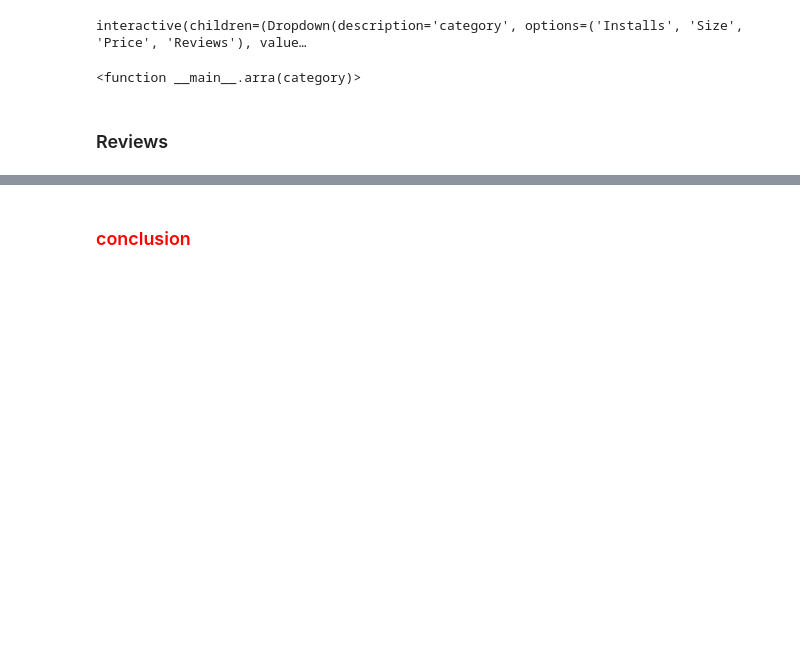
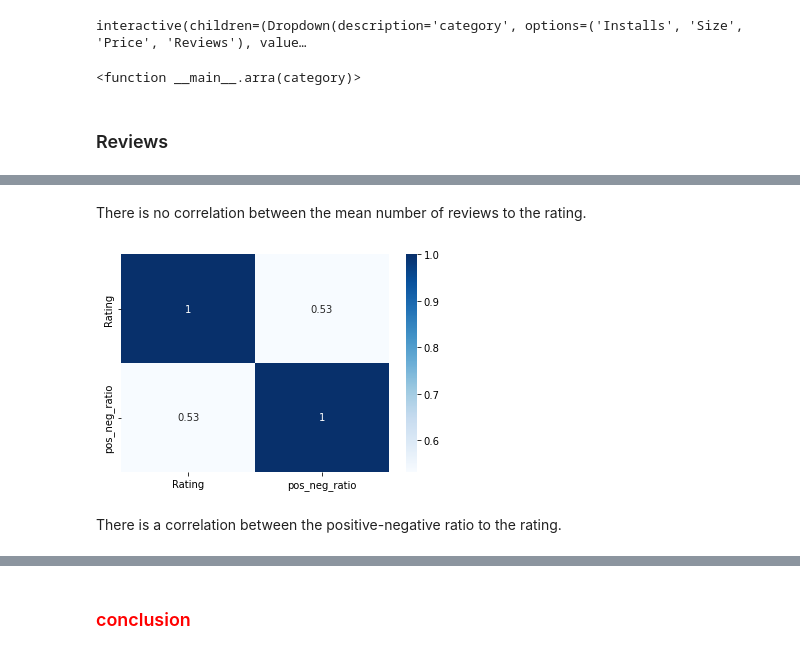
Before and after one commit to NirAharon1/Data-Analysis-Projects, a Jupyter notebook: Project 2 - Google Play Store Apps/google paly store apps.ipynb, the cells around one changed output, grey strips where cells are left out. Drawn from its saved outputs; the diff is of its cells as text; code cells hidden in the pictures; blank space fills up the shorter version.

```diff
--- a/Project 2 - Google Play Store Apps/google paly store apps.ipynb
+++ b/Project 2 - Google Play Store Apps/google paly store apps.ipynb
@@ -404,0 +399,9 @@ app_df.join(reviews,how="inner").head(50)
+# %% [markdown]
+There is no correlation between the mean number of reviews to the rating.
+# %%
+agg["pos_neg_ratio"] =  agg["Positive"]/agg["Negative"]
+sns.heatmap(agg.loc[:,["Category","Rating","pos_neg_ratio"]].corr(),cmap="Blues", annot=True);
+# %% [output]
+[figure, added]
+# %% [markdown]
+There is a correlation between the positive-negative ratio to the rating.
```
Also changed, not shown: parts of 38 cells of this notebook.
